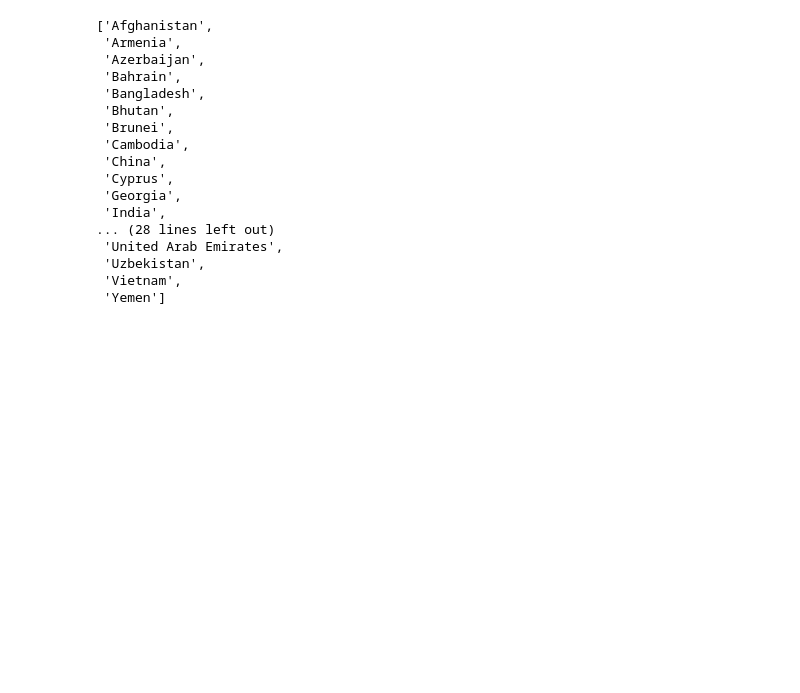
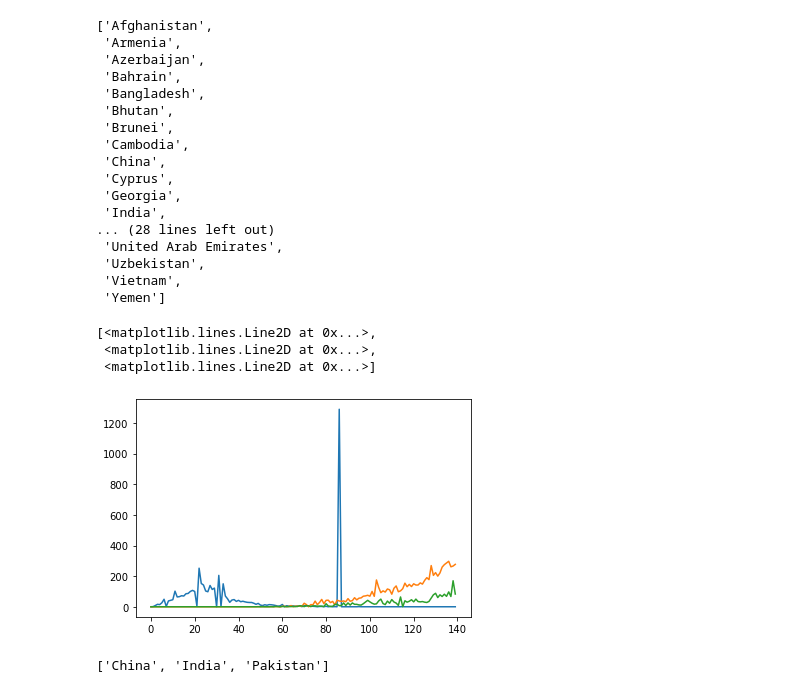
Before and after one commit to tjbtjbtjb/CoCoA, a Jupyter notebook: testing_current_version.ipynb, the cells around one changed output. Saved outputs shown, nothing was run; the diff lists cells and outputs as text; code cells hidden in the pictures; blank space fills up the shorter version.

```diff
--- a/testing_current_version.ipynb
+++ b/testing_current_version.ipynb
@@ -58,0 +61,13 @@ asia
+# %%
+z4=p.getStats(which='deaths',type='Diff',country=list(np.array(asia)[np.where(np.sum(z3>8000,axis=0)>0)]))
+# %%
+plt.plot(z4)
+# %% [output]
+[<matplotlib.lines.Line2D at 0x...>,
+ <matplotlib.lines.Line2D at 0x...>,
+ <matplotlib.lines.Line2D at 0x...>]
+[figure, added]
+# %%
+list(np.array(asia)[np.where(np.sum(z3>8000,axis=0)>0)])
+# %% [output]
+['China', 'India', 'Pakistan']
```
Also changed, not shown: parts of 3 cells of this notebook, 1 other file.
